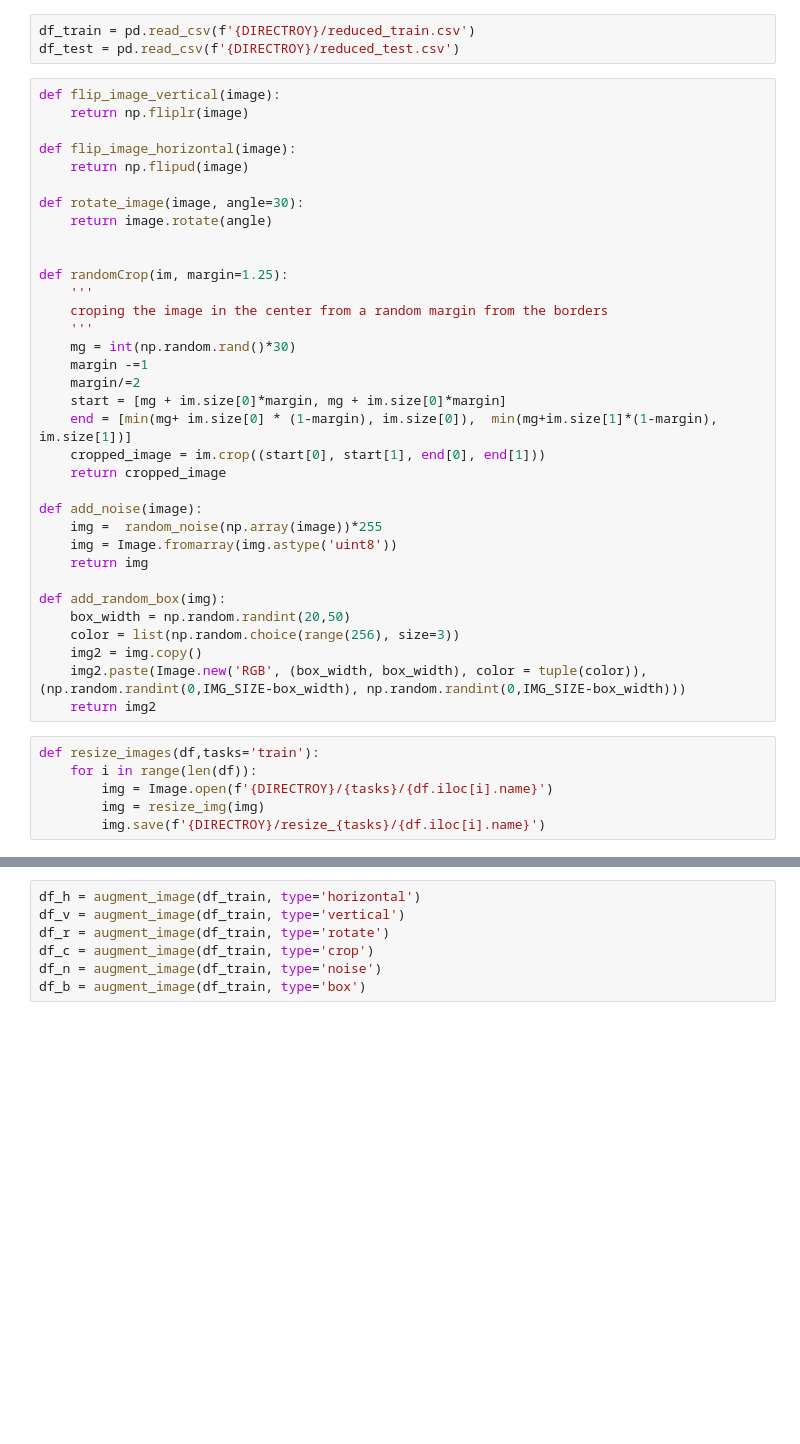
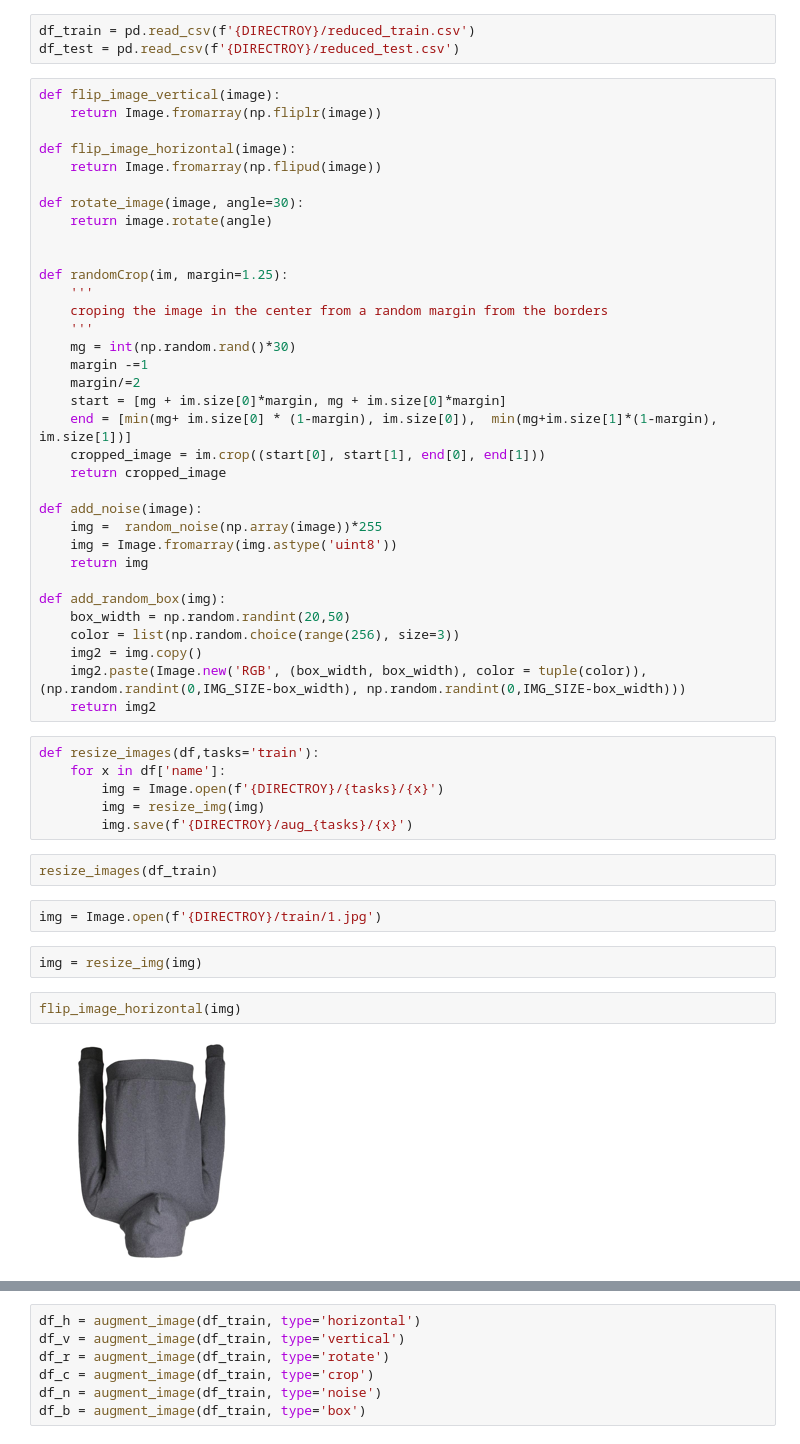
Before and after one commit to hung20gg/lvm-img-class, a Jupyter notebook: Augmentation.ipynb, the cells around one changed output, grey strips where cells are left out. Cells and saved outputs as stored; diff of their text form; blank space fills up the shorter version.

```diff
--- a/Augmentation.ipynb
+++ b/Augmentation.ipynb
@@ -66,10 +66,10 @@ df_train = pd.read_csv(f'{DIRECTROY}/reduced_train.csv')
 df_test = pd.read_csv(f'{DIRECTROY}/reduced_test.csv')
 # %%
 def flip_image_vertical(image):
-    return np.fliplr(image)
+    return Image.fromarray(np.fliplr(image))
 
 def flip_image_horizontal(image):
-    return np.flipud(image)
+    return Image.fromarray(np.flipud(image))
 
 def rotate_image(image, angle=30):
     return image.rotate(angle)
@@ -100,7 +100,17 @@ def add_random_box(img):
     return img2
 # %%
 def resize_images(df,tasks='train'):
-    for i in range(len(df)):
-        img = Image.open(f'{DIRECTROY}/{tasks}/{df.iloc[i].name}')
+    for x in df['name']:
+        img = Image.open(f'{DIRECTROY}/{tasks}/{x}')
         img = resize_img(img)
-        img.save(f'{DIRECTROY}/resize_{tasks}/{df.iloc[i].name}')
+        img.save(f'{DIRECTROY}/aug_{tasks}/{x}')
+# %%
+resize_images(df_train)
+# %%
+img = Image.open(f'{DIRECTROY}/train/1.jpg')
+# %%
+img = resize_img(img)
+# %%
+flip_image_horizontal(img)
+# %% [output]
+[figure, added]
```
Also changed, not shown: parts of 7 cells of this notebook, 5 other files.
